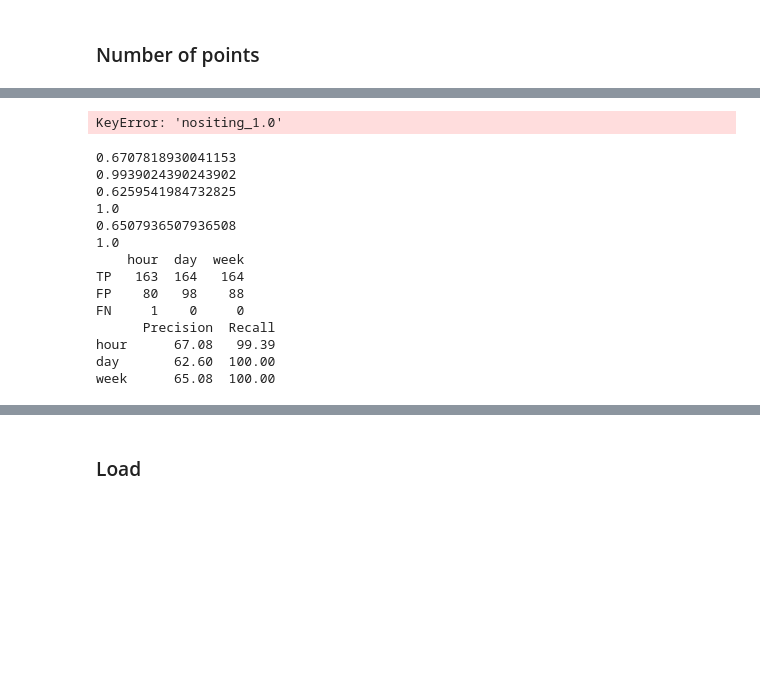
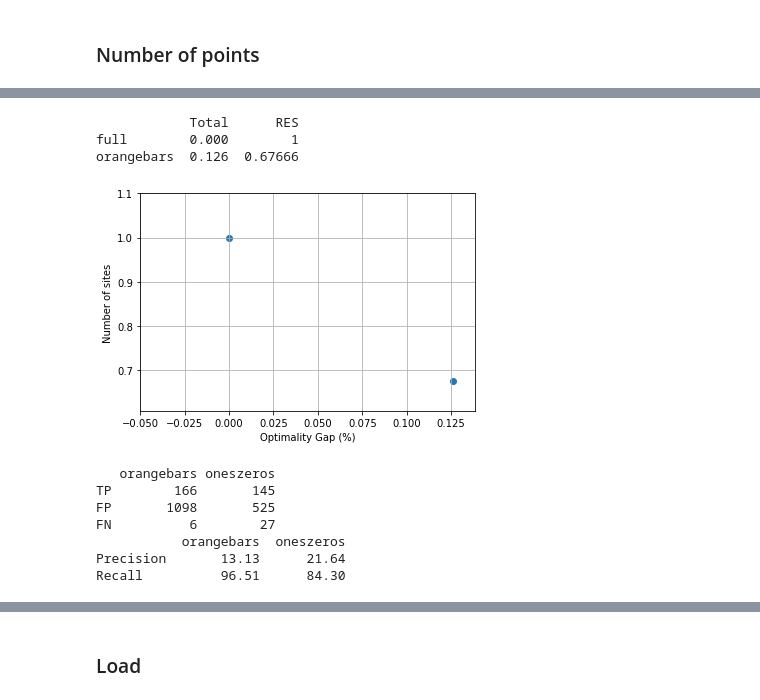
Before and after one commit to montefesp/REplan, a Jupyter notebook: projects/tyndp2018/analysis.ipynb, the cells around one changed output, grey strips where cells are left out. Saved outputs shown, nothing was run; the diff lists cells and outputs as text; code cells hidden in the pictures; blank space fills up the shorter version.

```diff
--- a/projects/tyndp2018/analysis.ipynb
+++ b/projects/tyndp2018/analysis.ipynb
@@ -49,0 +55,20 @@ INFO:pypsa.io:Imported network  has buses, carriers, generators, links, loads, s
+# %%
+# Problem size/objective comparison
+solver_logs = dict.fromkeys(cases_short)
+for i, case in enumerate(cases_short):
+    output_dir = f'../../output/paper/new_potentials/{cases[i]}/'
+    solver_logs[case] = open(f"{output_dir}solver.log", "r")
+
+df_perf = pd.DataFrame(index=['vars', 'cons', 'nz', 'time', 'obj'], columns=cases_short, dtype=float)
+for case in cases_short:
+    f = solver_logs[case]
+    for line in f:
+        if "Barrier solved model" in line:
+            df_perf.loc['time', case] = round(float(line.split(' ')[-2]), 0)
+        elif "Optimal objective" in line:
+            df_perf.loc['obj', case] = round(float((line.split(' ')[-1])), 0)
+        elif "Presolved:" in line:
+            df_perf.loc['vars', case] = float(line.split(' ')[3])*1e-6
+            df_perf.loc['cons', case] = float(line.split(' ')[1])*1e-6
+            df_perf.loc['nz', case] = float(line.split(' ')[5])*1e-6
+print(df_perf.round(2))
@@ -53,18 +85,25 @@ INFO:pypsa.io:Imported network  has buses, carriers, generators, links, loads, s
 # Costs of generators
 techs = ["ccgt", "load", "pv_residential_national", "pv_utility_national", "ror",
          "wind_onshore_national", "wind_offshore_national"]
-costs_1 = pd.DataFrame(index=techs, columns=cases_short)
+costs_1 = pd.DataFrame(0., index=techs, columns=cases_short)
 for case in cases_short:
     net = nets[case]
     for tech in techs:
-        costs_1.loc[tech, case] = net.generators[net.generators.type == tech].capital_cost.unique()[0]
+        cost = net.generators[net.generators.type == tech].marginal_cost.unique()
+        if len(cost) != 0:
+            costs_1.loc[tech, case] = cost[0]
+        else:
+            print(tech)
 print(costs_1)
 
-costs_all = pd.DataFrame(index=["Generation", "Transmission", "Storage"], columns=cases_short)
+capex_opex = pd.DataFrame(index=["capex", "opex"], columns=cases_short)
+costs_all = pd.DataFrame(index=["Generation", "Transmission", "Storage"], columns=cases_short, dtype=float)
 for case in cases_short:
     net = nets[case]
     cost = get_generators_cost(net).sum() + get_links_capex(net).sum() + get_storage_cost(net).sum()
     costs_all.loc["Generation", case] = get_generators_cost(net).sum()
+    capex_opex.loc["capex", case] = get_links_capex(net).sum()
+    capex_opex.loc["opex", case] = get_storage_opex(net).sum()
     costs_all.loc["Transmission", case] = get_links_capex(net).sum()
     costs_all.loc["Storage", case] = get_storage_cost(net).sum()
 costs_all.loc["Total"] = costs_all.sum().round(3)
@@ -139,21 +178,24 @@ RES             0.587814  0.666667  0.625954  0.646825
 # %%
 # Cost increase vs number of points
-a = (costs_all.loc["Total"]/costs_all.loc["Total", cases[0]] - 1)*100
-print(a)
-b = nbs_df.loc["RES"]
+a = (costs_all.loc["Total"]/costs_all.loc["Total", cases_short[0]] - 1)*100
+b = nbs_df.loc["RES"]/nbs_df.loc["RES", cases_short[0]]
+print(pd.concat([a, b], axis=1).round(3))
 plt.scatter(a, b)
 plt.xlabel("Optimality Gap (%)")
 plt.ylabel("Number of sites")
-plt.xlim([-0.05, 5])
-plt.ylim([0, 2000])
+plt.xlim([-0.05, max(a)*1.1])
+plt.ylim([min(b)*0.9, max(b)*1.1])
 plt.grid()
 # %% [output]
-KeyError: 'nositing_1.0'
+            Total      RES
+full        0.000        1
+orangebars  0.126  0.67666
+[figure, added]
 # %%
 # Comparing site in siting runs vs no siting, looking at the concepts of true positive etc
 techs = ["wind_onshore_national", "wind_offshore_national", "pv_utility_national", "pv_residential_national"]
 nositing_net = nets[cases_short[0]]
-min_cap = 1e-3
+min_cap = 1.1
 nositing_res_gens = nositing_net.generators[(nositing_net.generators.type.isin(techs))
                                             & (nositing_net.generators.p_nom_opt > min_cap)]
 nositing_set = set(nositing_res_gens.index)
@@ -173,11 +215,11 @@ for case in cases_short[1:]:
     missing_set = nositing_set - siting_set
     roc_table.loc["FN", case] = len(missing_set)
 print(roc_table)
-prec_recall = pd.DataFrame(columns=["Precision", "Recall"], index=cases_short[1:])
+prec_recall = pd.DataFrame(index=["Precision", "Recall"], columns=cases_short[1:], dtype=float)
 # Percentage of locations in stage 1 that were selected (True Positive Rate)
-prec_recall["Recall"] = roc_table.loc['TP']/(roc_table.loc['TP']+roc_table.loc['FN'])
+prec_recall.loc["Recall"] = roc_table.loc['TP']/(roc_table.loc['TP']+roc_table.loc['FN'])
 # Percentage of selected location that were in stage 1 (1 - False Positive Rate)
-prec_recall["Precision"] = roc_table.loc['TP']/(roc_table.loc['TP']+roc_table.loc['FP'])
+prec_recall.loc["Precision"] = roc_table.loc['TP']/(roc_table.loc['TP']+roc_table.loc['FP'])
 print((prec_recall*100).round(2))
 
 # fpr = [0] + sorted(list(1-precision)) + [1]
@@ -192,20 +234,13 @@ print((prec_recall*100).round(2))
 #plt.xlabel("False Positive Rate")
 #plt.ylabel("True Positive Rate")
 # %% [output]
-0.6707818930041153
-0.9939024390243902
-0.6259541984732825
-1.0
-0.6507936507936508
-1.0
-    hour  day  week
-TP   163  164   164
-FP    80   98    88
-FN     1    0     0
-      Precision  Recall
-hour      67.08   99.39
-day       62.60  100.00
-week      65.08  100.00
+   orangebars oneszeros
+TP        166       145
+FP       1098       525
+FN          6        27
+           orangebars  oneszeros
+Precision       13.13      21.64
+Recall          96.51      84.30
 # %%
 # Same per technology
 techs = ["wind_onshore_national", "wind_offshore_national", "pv_utility_national", "pv_residential_national"]
```
Also changed, not shown: parts of 32 cells of this notebook, 39 other files.
